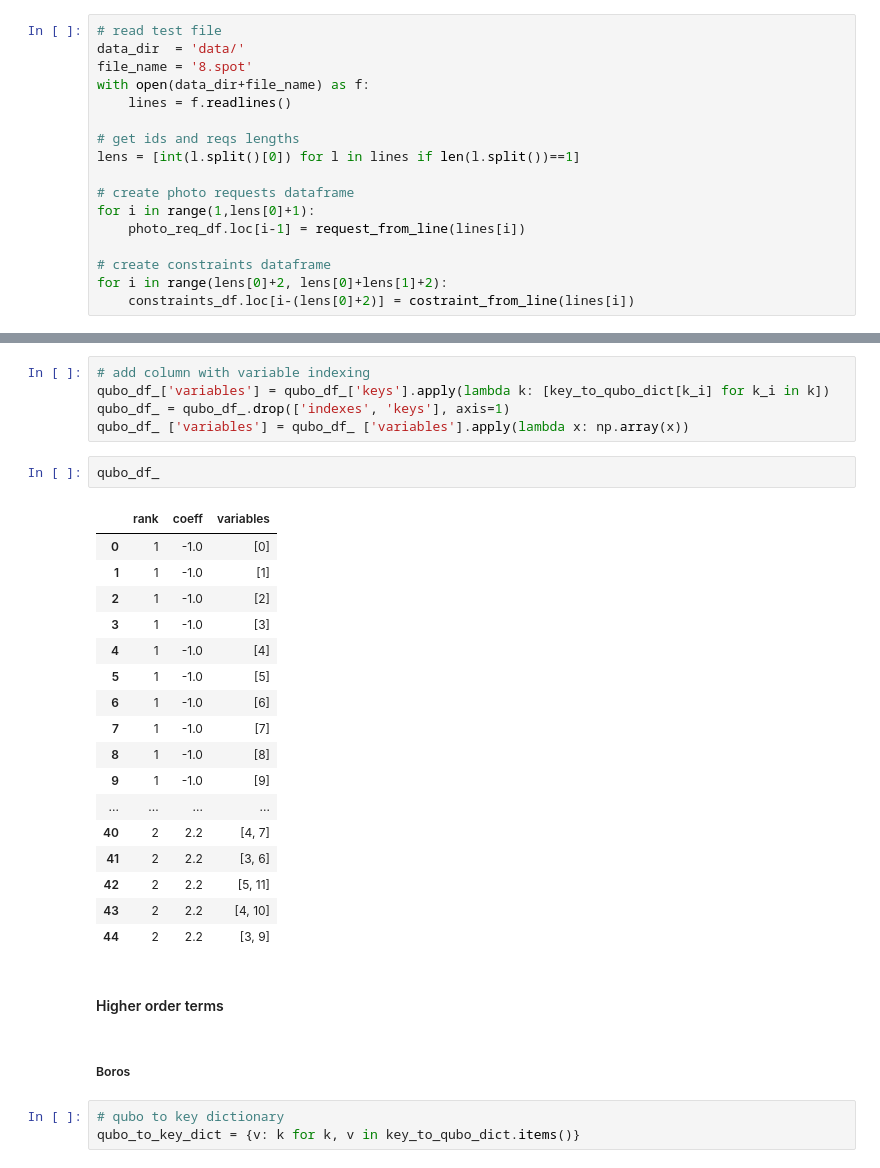
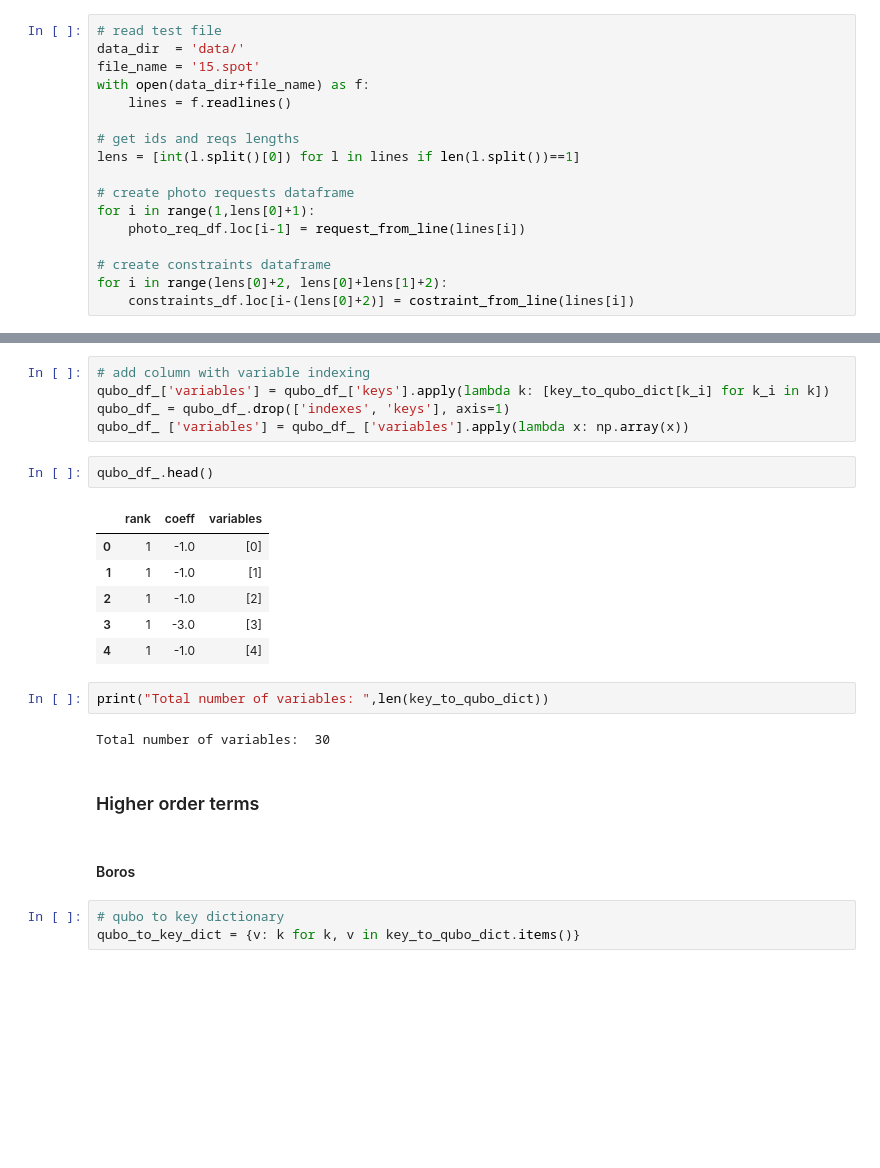
Before and after one commit to GiacomoFrn/QUBO-optimization, a Jupyter notebook: encoder.ipynb, the cells around one changed output, grey strips where cells are left out. Cells and saved outputs as stored; diff of their text form; blank space fills up the shorter version.

```diff
--- a/encoder.ipynb
+++ b/encoder.ipynb
@@ -54,7 +69,7 @@ def costraint_from_line(line):
 # %%
 # read test file
 data_dir  = 'data/'
-file_name = '8.spot'
+file_name = '15.spot'
 with open(data_dir+file_name) as f:
     lines = f.readlines()
 
@@ -530,29 +548,22 @@ qubo_df_['variables'] = qubo_df_['keys'].apply(lambda k: [key_to_qubo_dict[k_i]
 qubo_df_ = qubo_df_.drop(['indexes', 'keys'], axis=1)
 qubo_df_ ['variables'] = qubo_df_ ['variables'].apply(lambda x: np.array(x))
 # %%
-qubo_df_
+qubo_df_.head()
 # %% [output]
 |  | rank | coeff | variables |
 | 0 | 1 | -1.0 | [0] |
 | 1 | 1 | -1.0 | [1] |
 | 2 | 1 | -1.0 | [2] |
-| 3 | 1 | -1.0 | [3] |
+| 3 | 1 | -3.0 | [3] |
 | 4 | 1 | -1.0 | [4] |
-| 5 | 1 | -1.0 | [5] |
-| 6 | 1 | -1.0 | [6] |
-| 7 | 1 | -1.0 | [7] |
-| 8 | 1 | -1.0 | [8] |
-| 9 | 1 | -1.0 | [9] |
-| ... | ... | ... | ... |
-| 40 | 2 | 2.2 | [4, 7] |
-| 41 | 2 | 2.2 | [3, 6] |
-| 42 | 2 | 2.2 | [5, 11] |
-| 43 | 2 | 2.2 | [4, 10] |
-| 44 | 2 | 2.2 | [3, 9] |
+# %%
+print("Total number of variables: ",len(key_to_qubo_dict))
+# %% [output]
+Total number of variables:  30
 # %% [markdown]
-#### Higher order terms
+### Higher order terms
 # %% [markdown]
-##### Boros
+#### Boros
 # %%
 # qubo to key dictionary
 qubo_to_key_dict = {v: k for k, v in key_to_qubo_dict.items()}
```
Also changed, not shown: parts of 21 cells of this notebook.
